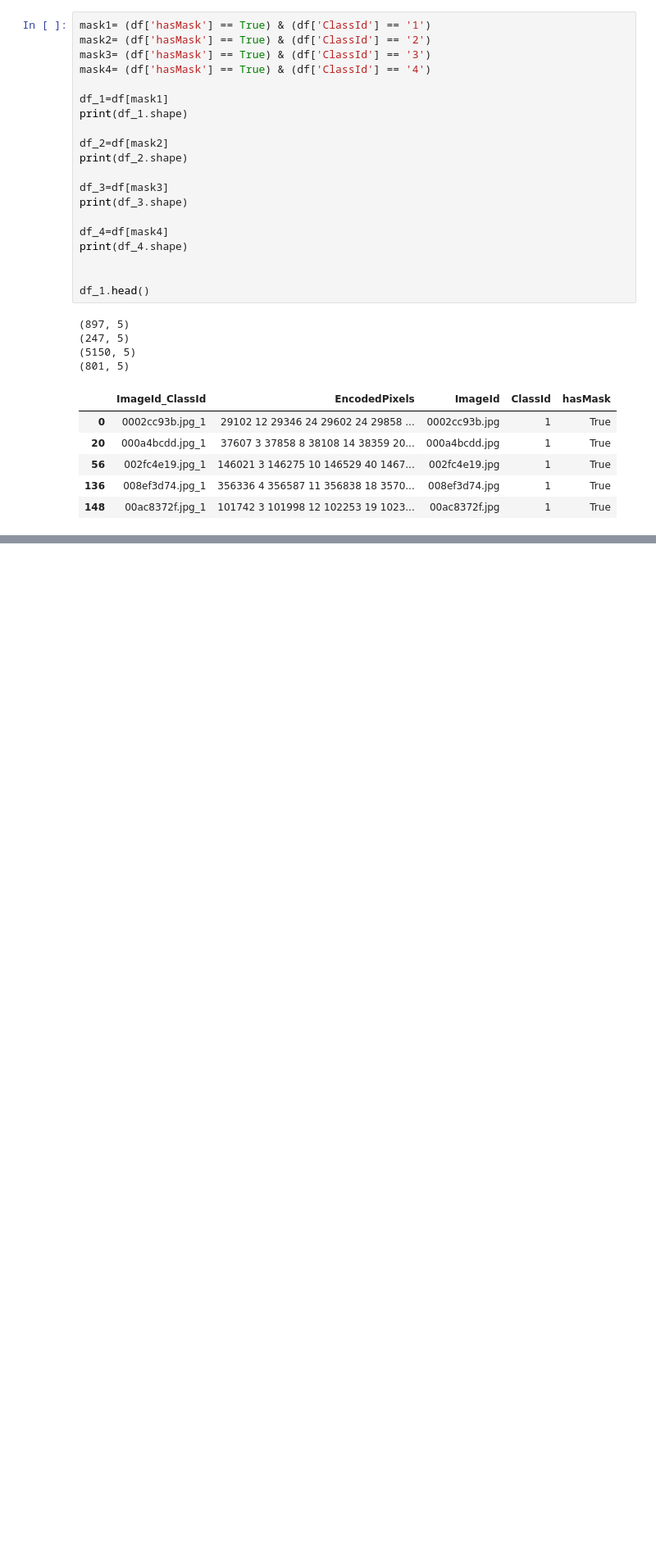
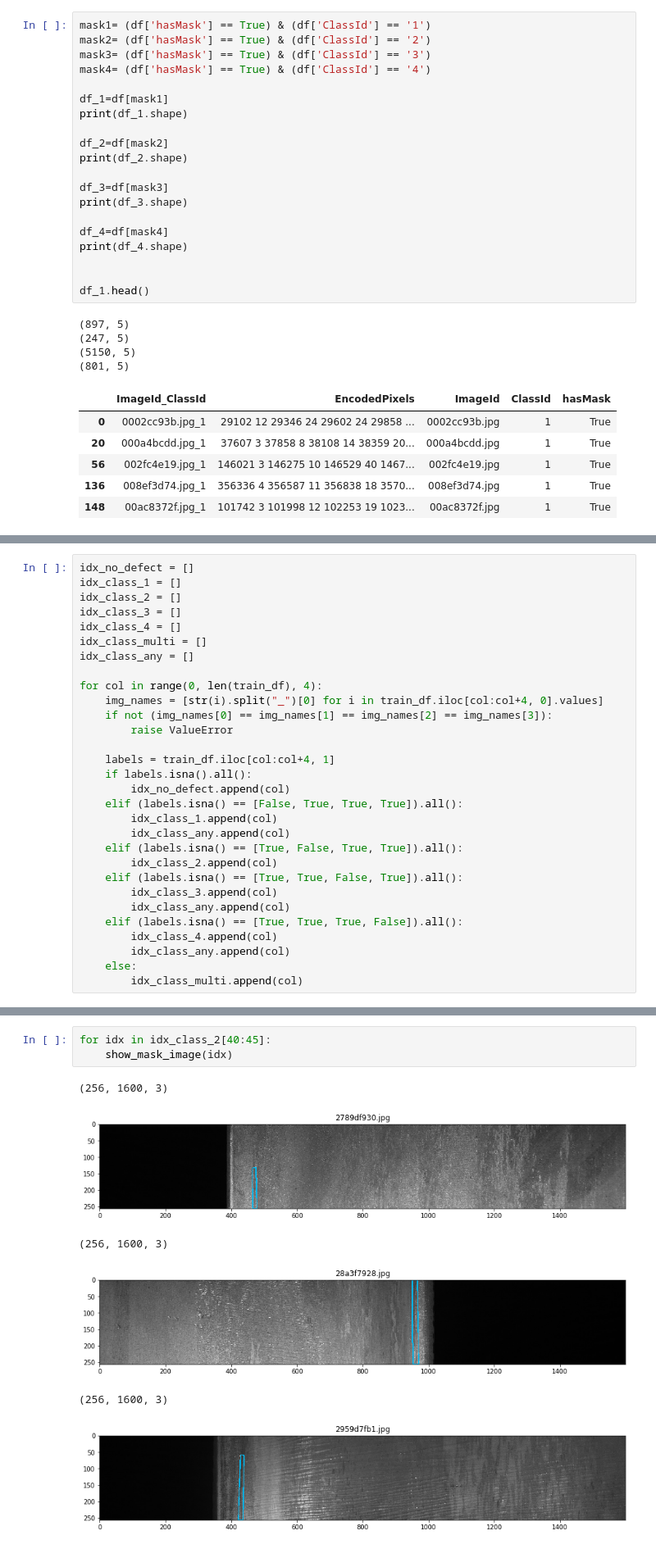
Before and after one commit to RWJohns/ComputerVision_Steel, a Jupyter notebook: Data_Organize.ipynb, the cells around one changed output, grey strips where cells are left out. Shown at 82% size. Drawn from its saved outputs; the diff is of its cells as text; blank space fills up the shorter version.

```diff
--- a/Data_Organize.ipynb
+++ b/Data_Organize.ipynb
@@ -93,0 +201,30 @@ seed_image.shape
+# %%
+idx_no_defect = []
+idx_class_1 = []
+idx_class_2 = []
+idx_class_3 = []
+idx_class_4 = []
+idx_class_multi = []
+idx_class_any = []
+
+for col in range(0, len(train_df), 4):
+    img_names = [str(i).split("_")[0] for i in train_df.iloc[col:col+4, 0].values]
+    if not (img_names[0] == img_names[1] == img_names[2] == img_names[3]):
+        raise ValueError
+
+    labels = train_df.iloc[col:col+4, 1]
+    if labels.isna().all():
+        idx_no_defect.append(col)
+    elif (labels.isna() == [False, True, True, True]).all():
+        idx_class_1.append(col)
+        idx_class_any.append(col)
+    elif (labels.isna() == [True, False, True, True]).all():
+        idx_class_2.append(col)
+    elif (labels.isna() == [True, True, False, True]).all():
+        idx_class_3.append(col)
+        idx_class_any.append(col)
+    elif (labels.isna() == [True, True, True, False]).all():
+        idx_class_4.append(col)
+        idx_class_any.append(col)
+    else:
+        idx_class_multi.append(col)
@@ -93,0 +239,10 @@ seed_image.shape
+# %%
+for idx in idx_class_2[40:45]:
+    show_mask_image(idx)
+# %% [output]
+(256, 1600, 3)
+[figure, added]
+(256, 1600, 3)
+[figure, added]
+(256, 1600, 3)
+[figure, added]
```
Also changed, not shown: parts of 17 cells of this notebook.
